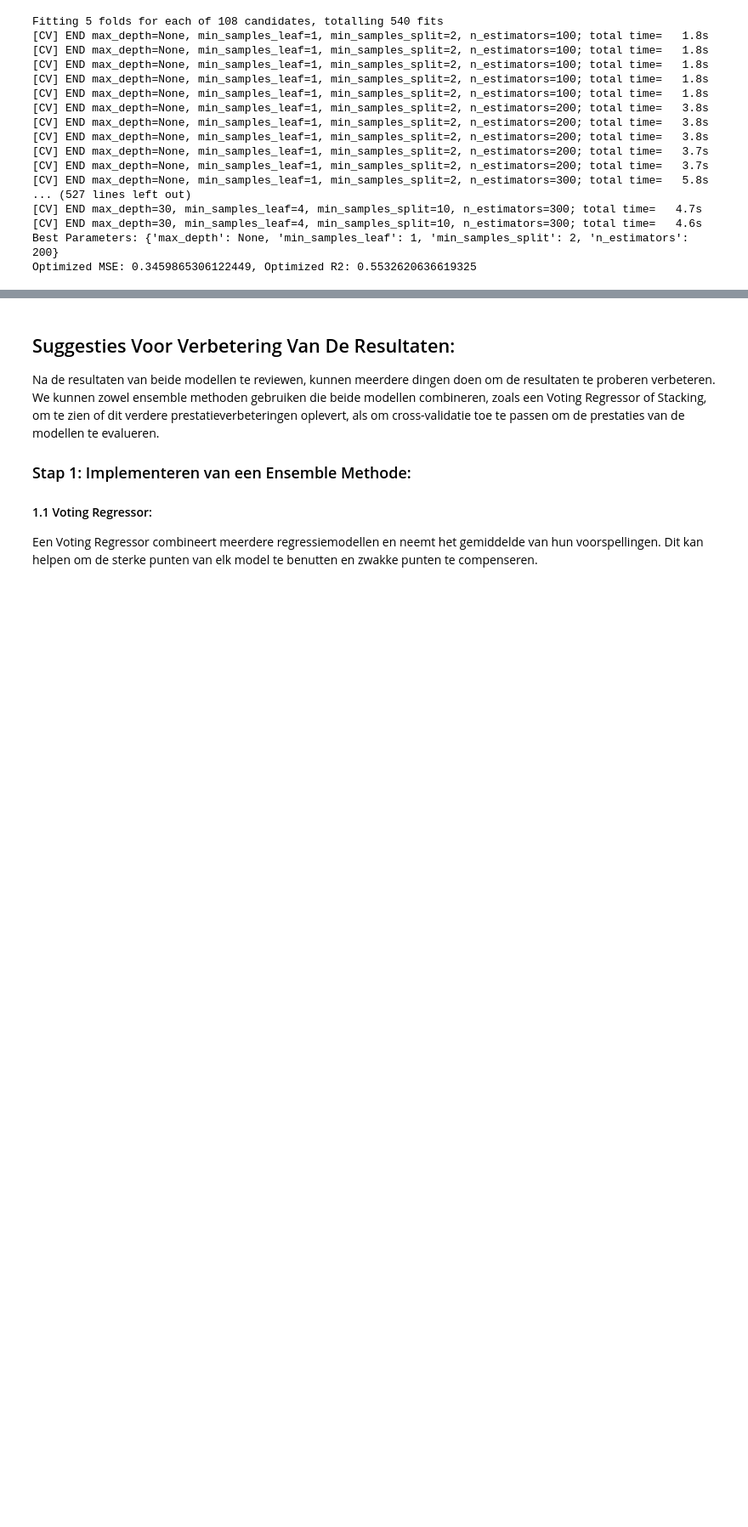
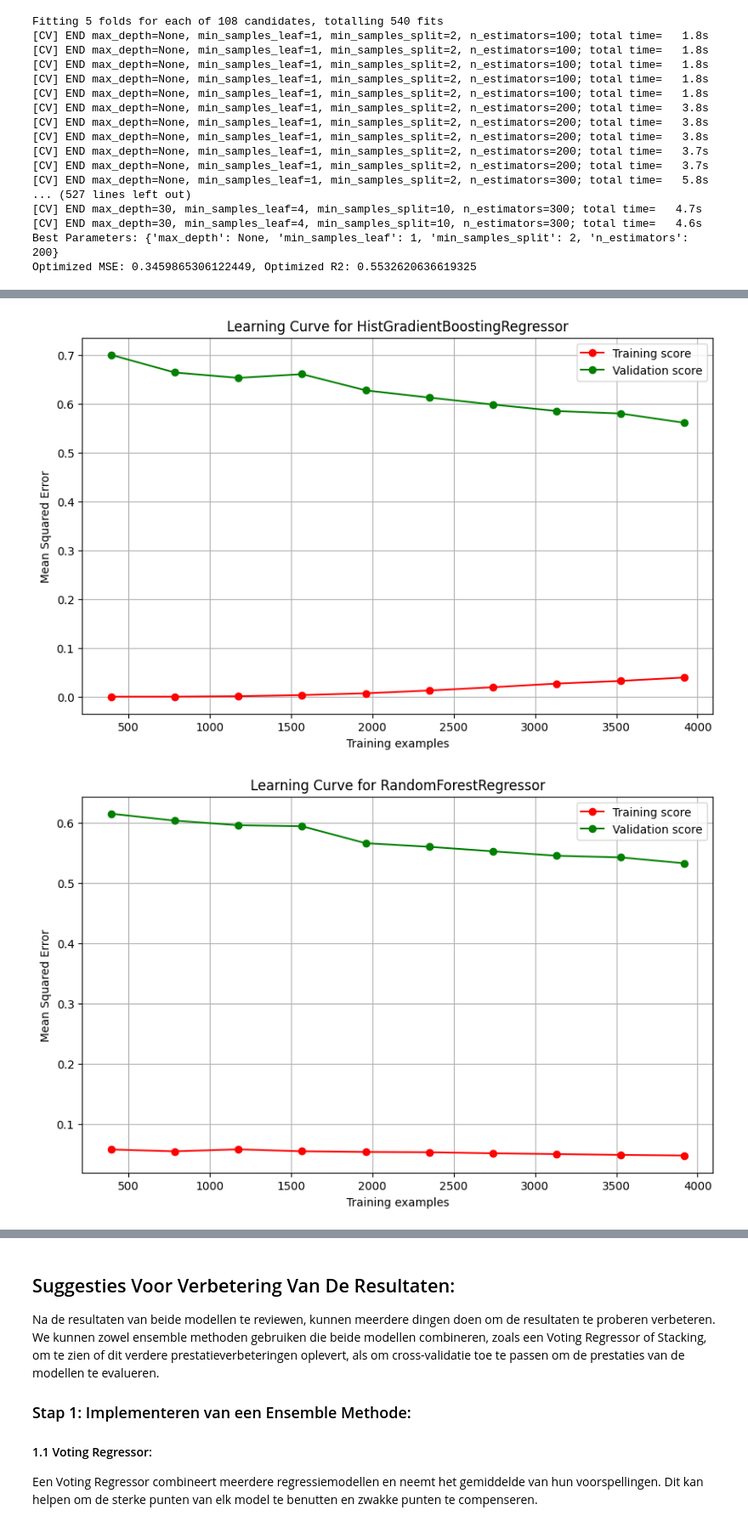
Before and after one commit to Rand328/WineQualityPredictor, a Jupyter notebook: winequality-white/Predators.ipynb, the cells around one changed output, grey strips where cells are left out. Shown: that part at 85% size. Cells and saved outputs as stored; diff of their text form; code cells hidden in the pictures; blank space fills up the shorter version.

```diff
--- a/winequality-white/Predators.ipynb
+++ b/winequality-white/Predators.ipynb
@@ -192,3 +195,34 @@ Optimized MSE: 0.3459865306122449, Optimized R2: 0.5532620636619325
+# %%
+from sklearn.model_selection import learning_curve
+import numpy as np
+
+def plot_learning_curve(model, X, y, model_name):
+    train_sizes, train_scores, val_scores = learning_curve(
+        model, X, y, cv=5, scoring='neg_mean_squared_error',
+        train_sizes=np.linspace(0.1, 1.0, 10), n_jobs=-1
+    )
+
+    train_scores_mean = -train_scores.mean(axis=1)
+    val_scores_mean = -val_scores.mean(axis=1)
+
+    plt.figure(figsize=(10, 6))
+    plt.plot(train_sizes, train_scores_mean, 'o-', color="r", label="Training score")
+    plt.plot(train_sizes, val_scores_mean, 'o-', color="g", label="Validation score")
+    plt.title(f'Learning Curve for {model_name}')
+    plt.xlabel('Training examples')
+    plt.ylabel('Mean Squared Error')
+    plt.legend(loc="best")
+    plt.grid()
+    plt.show()
+
+# Leercurve voor HistGradientBoostingRegressor (na optimalisatie)
+plot_learning_curve(best_model1, X_scaled, y, 'HistGradientBoostingRegressor')
+
+# Leercurve voor RandomForestRegressor (na optimalisatie)
+plot_learning_curve(best_model2, X_scaled, y, 'RandomForestRegressor')
+# %% [output]
+[figure, added]
+[figure, added]
 # %% [markdown]
 ## Review:
 
```
Also changed, not shown: parts of 2 cells of this notebook.
